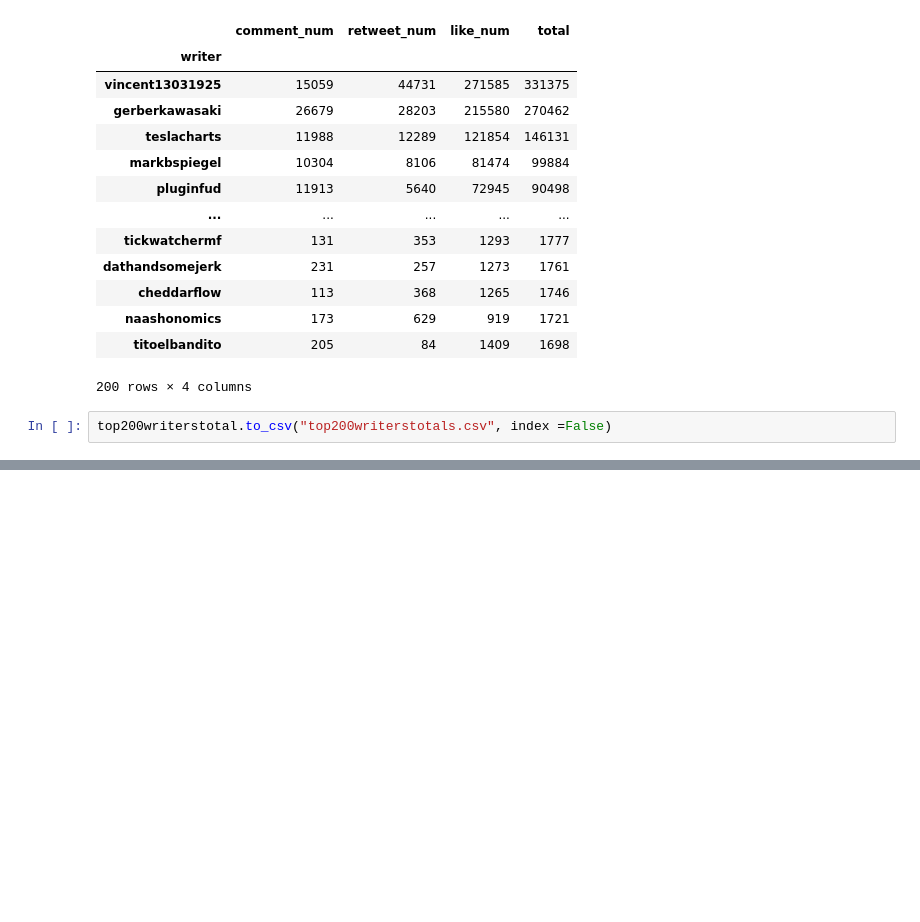
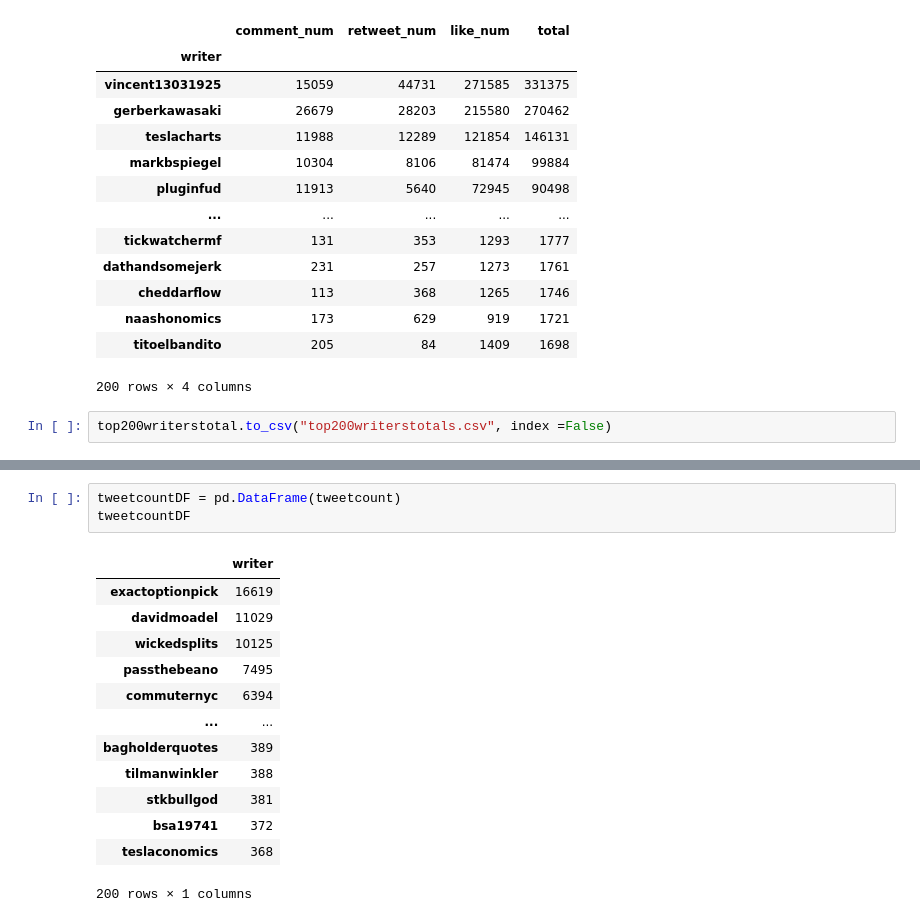
Before and after one commit to jMacProd/Project2, a Jupyter notebook: Data/DataCollation.ipynb, the cells around one changed output, grey strips where cells are left out. Cells and saved outputs as stored; diff of their text form; blank space fills up the shorter version.

```diff
--- a/Data/DataCollation.ipynb
+++ b/Data/DataCollation.ipynb
@@ -824,0 +841,17 @@ top200writerstotal.to_csv("top200writerstotals.csv", index =False)
+# %%
+tweetcountDF = pd.DataFrame(tweetcount)
+tweetcountDF
+# %% [output]
+|  | writer |
+| exactoptionpick | 16619 |
+| davidmoadel | 11029 |
+| wickedsplits | 10125 |
+| passthebeano | 7495 |
+| commuternyc | 6394 |
+| ... | ... |
+| bagholderquotes | 389 |
+| tilmanwinkler | 388 |
+| stkbullgod | 381 |
+| bsa19741 | 372 |
+| teslaconomics | 368 |
+200 rows × 1 columns
```
Also changed, not shown: parts of 5 cells of this notebook, 2 other files.
